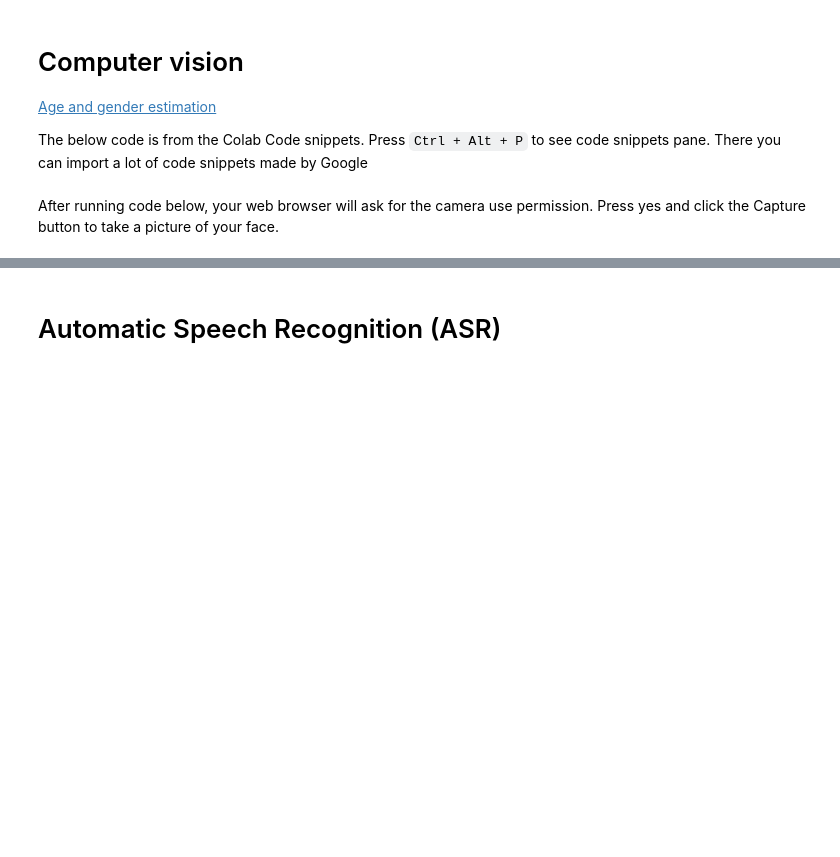
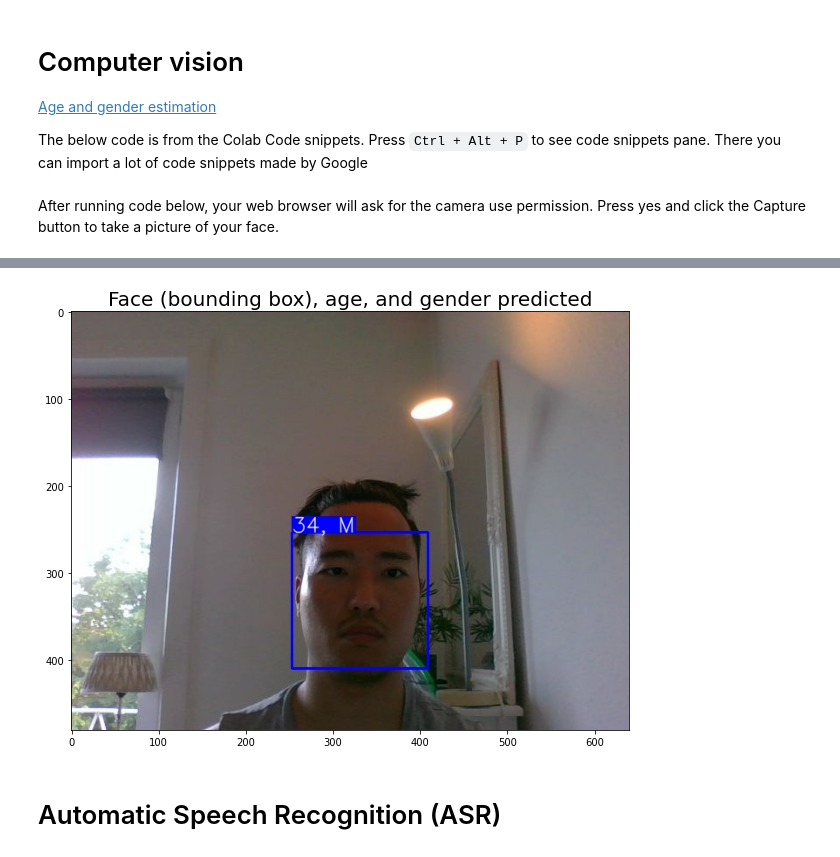
Before and after one commit to tae898/DeepLearning, a Jupyter notebook: Chapter01_Introduction.ipynb, the cells around one changed output, grey strips where cells are left out. Saved outputs shown, nothing was run; the diff lists cells and outputs as text; code cells hidden in the pictures; blank space fills up the shorter version.

```diff
--- a/Chapter01_Introduction.ipynb
+++ b/Chapter01_Introduction.ipynb
@@ -109,6 +106,14 @@ Using TensorFlow backend.
 model loaded!
 imaged 'photo.jpg' loaded!
 An annotated image saved as 'photo_annotated.jpg'
+# %%
+img_BGR = cv2.imread('photo_annotated.jpg')
+img_RGB = cv2.cvtColor(img_BGR, cv2.COLOR_BGR2RGB)
+plt.figure(figsize=(10,10));
+plt.imshow(img_RGB);
+plt.title('Face (bounding box), age, and gender predicted', fontsize=20);
+# %% [output]
+[figure, added]
 # %% [markdown]
 # Automatic Speech Recognition (ASR)
 # %% [markdown]
```
Also changed, not shown: parts of 4 cells of this notebook.
